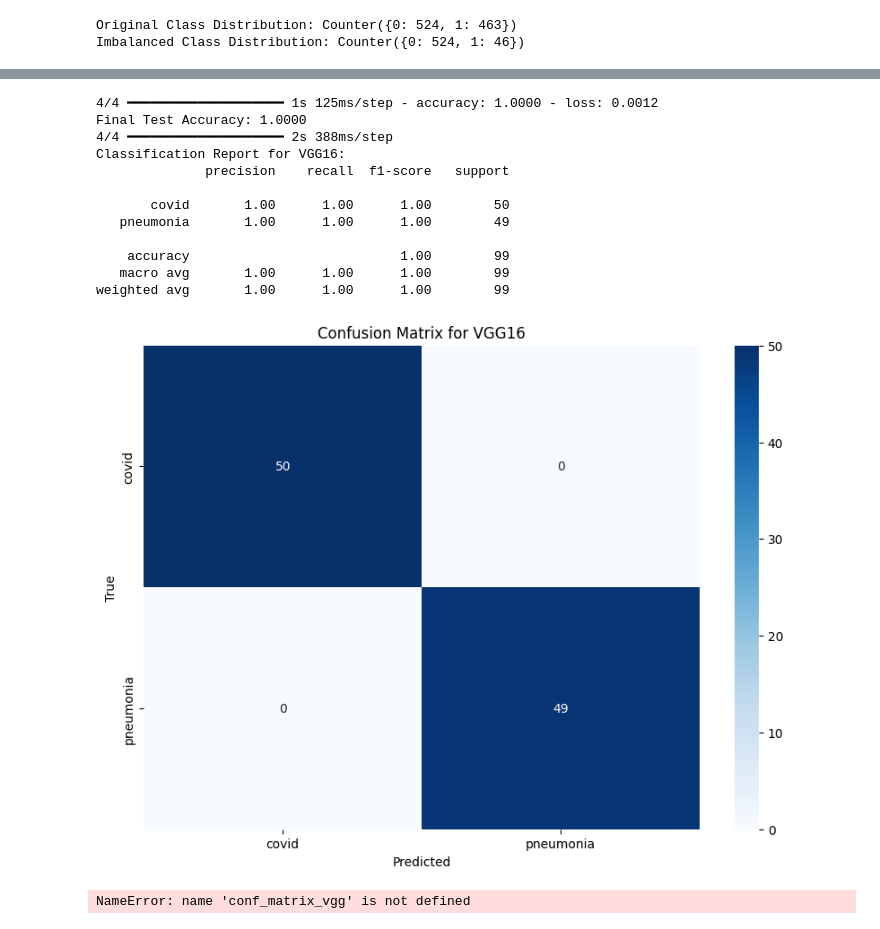
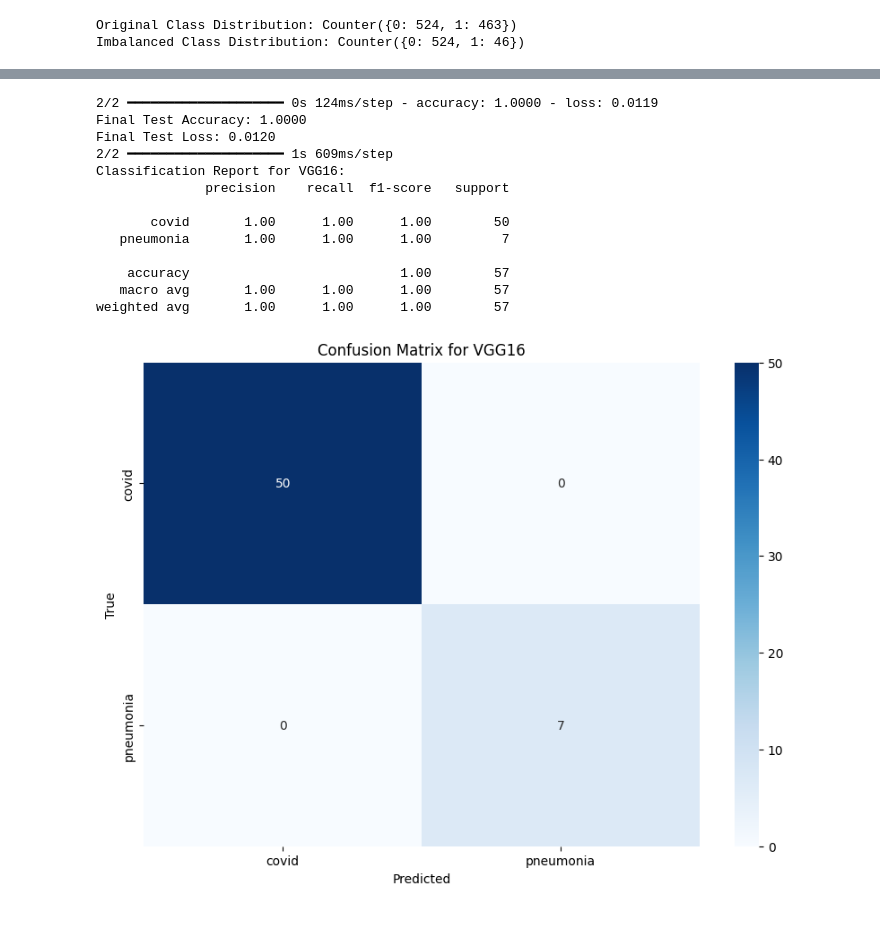
Before and after one commit to Abhiji-th/edema-ards-classification, a Jupyter notebook: imbalanced_covid_pneumonia_restnet50_vgg16.ipynb, the cells around one changed output, grey strips where cells are left out. Cells and saved outputs as stored; diff of their text form; code cells hidden in the pictures.

```diff
--- a/imbalanced_covid_pneumonia_restnet50_vgg16.ipynb
+++ b/imbalanced_covid_pneumonia_restnet50_vgg16.ipynb
@@ -77,7 +77,6 @@ train_datagen = ImageDataGenerator(
     horizontal_flip=True,
     fill_mode='nearest'
 )
-train_datagen.fit(X_train)
 # %%
 def build_and_train_model(base_model, X_train, Y_train, X_val, Y_val, X_test, Y_test, labels, model_name):
     # Custom top layers
@@ -170,5 +183,5 @@ Epoch 10/10
 # %%
 # Train VGG16 Model
 base_model_vgg = VGG16(weights='imagenet', include_top=False, input_shape=(image_size, image_size, 3))
-history_vgg, time_vgg, conf_matrix_vgg, report_vgg, Y_test_vgg, Y_pred_vgg = build_and_train_model(base_model_vgg, X_train, Y_train, X_test, Y_test, labels, 'VGG16')
+history_vgg, time_vgg, conf_matrix_vgg, report_vgg, Y_test_vgg, Y_pred_vgg = build_and_train_model(base_model_vgg, X_train, Y_train, X_val, Y_val, X_test, Y_test, labels, 'VGG16')
 # %% [output]
@@ -196,16 +210,17 @@ Epoch 50/50
-4/4 ━━━━━━━━━━━━━━━━━━━━ 1s 125ms/step - accuracy: 1.0000 - loss: 0.0012
-Final Test Accuracy: 1.0000
-4/4 ━━━━━━━━━━━━━━━━━━━━ 2s 388ms/step
-Classification Report for VGG16:
-              precision    recall  f1-score   support
-
-       covid       1.00      1.00      1.00        50
-   pneumonia       1.00      1.00      1.00        49
-
-    accuracy                           1.00        99
-   macro avg       1.00      1.00      1.00        99
-weighted avg       1.00      1.00      1.00        99
+2/2 ━━━━━━━━━━━━━━━━━━━━ 0s 124ms/step - accuracy: 1.0000 - loss: 0.0119
+Final Test Accuracy: 1.0000
+Final Test Loss: 0.0120
+2/2 ━━━━━━━━━━━━━━━━━━━━ 1s 609ms/step
+Classification Report for VGG16:
+              precision    recall  f1-score   support
+
+       covid       1.00      1.00      1.00        50
+   pneumonia       1.00      1.00      1.00         7
+
+    accuracy                           1.00        57
+   macro avg       1.00      1.00      1.00        57
+weighted avg       1.00      1.00      1.00        57
-[figure, old version]
+[figure, new version]
 # %%
 def calculate_metrics(conf_matrix, Y_test, Y_pred_classes):
     # Sensitivity (Recall)
@@ -229,8 +244,6 @@ def calculate_metrics(conf_matrix, Y_test, Y_pred_classes):
 
 sensitivity_resnet, specificity_resnet, f1_score_resnet, kappa_resnet = calculate_metrics(conf_matrix_resnet, Y_test_resnet, Y_pred_resnet)
 sensitivity_vgg, specificity_vgg, f1_score_vgg, kappa_vgg = calculate_metrics(conf_matrix_vgg, Y_test_vgg, Y_pred_vgg)
-# %% [output]
-NameError: name 'conf_matrix_vgg' is not defined
 # %%
 print("ResNet50 Metrics:")
 print(f"Sensitivity (Recall): {sensitivity_resnet}")
```
Also changed, not shown: parts of 3 cells of this notebook.
